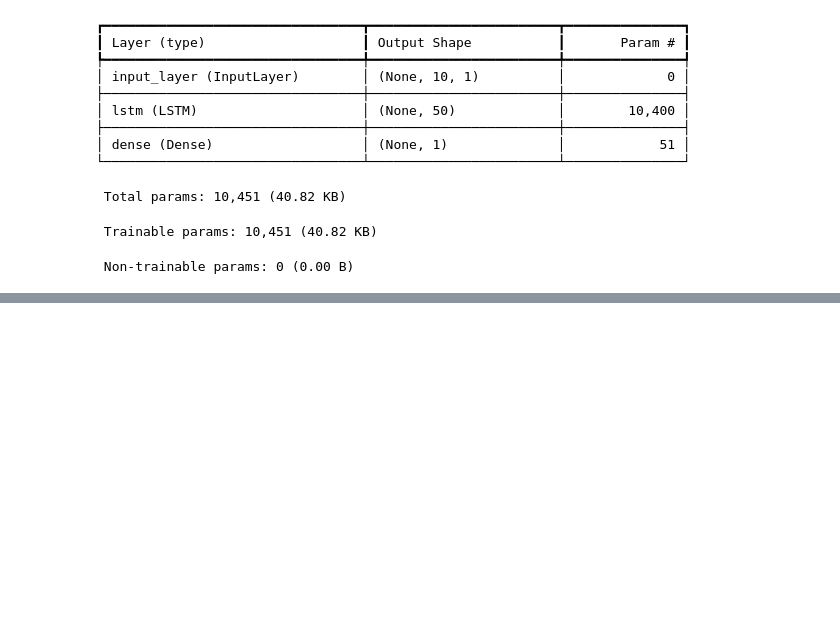
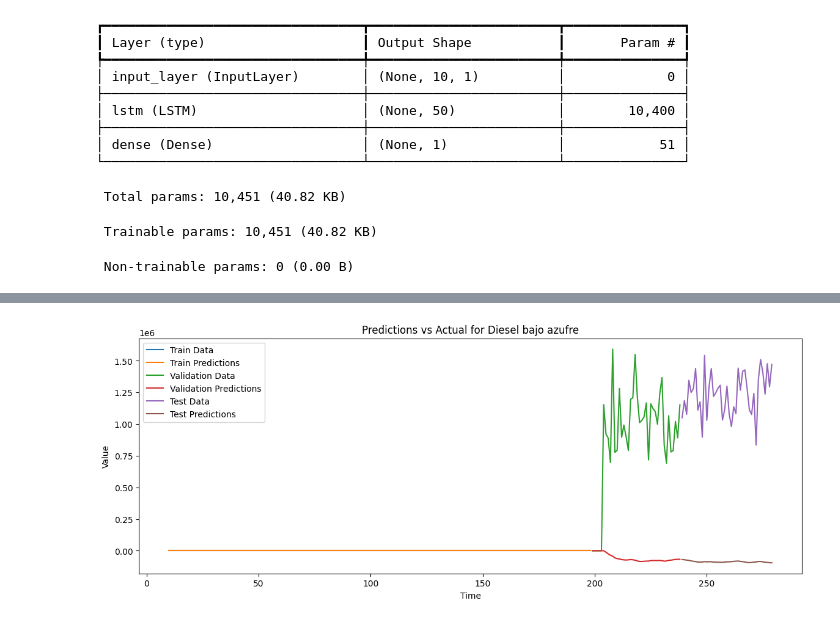
Before and after one commit to Gustixa/data_science, a Jupyter notebook: lab3/lab3.ipynb, the cells around one changed output, grey strips where cells are left out. Cells and saved outputs as stored; diff of their text form; code cells hidden in the pictures; blank space fills up the shorter version.

```diff
--- a/lab3/lab3.ipynb
+++ b/lab3/lab3.ipynb
@@ -664,0 +1034,12 @@ Epoch 18/150
+# %%
+# Build the LSTM model
+model = Sequential()
+model.add(LSTM(50, return_sequences=True, input_shape=(sequence_length, 1)))
+model.add(LSTM(50))
+model.add(Dense(1))
+
+model.compile(optimizer='adam', loss='mean_squared_error')
+
+# Train the model
+history = model.fit(X_train, y_train, epochs=50, batch_size=32,
+                    validation_data=(X_val, y_val), verbose=1)
@@ -664,0 +1074,38 @@ Epoch 18/150
+# %%
+# Make predictions
+predictions_train = model.predict(X_train)
+predictions_val = model.predict(X_val)
+predictions_test = model.predict(X_test)
+
+# Inverse transform the predictions
+predictions_train = scaler.inverse_transform(predictions_train)
+predictions_val = scaler.inverse_transform(predictions_val)
+predictions_test = scaler.inverse_transform(predictions_test)
+
+# Plot the results
+plt.figure(figsize=(14, 5))
+
+# Plot training data
+plt.plot(data[column].index[sequence_length:train_size + sequence_length],
+         data[column].values[sequence_length:train_size + sequence_length], label='Train Data')
+plt.plot(data[column].index[sequence_length:train_size + sequence_length],
+         predictions_train, label='Train Predictions')
+
+# Plot validation data
+plt.plot(data[column].index[train_size + sequence_length:train_size + sequence_length + val_size],
+         data[column].values[train_size + sequence_length:train_size + sequence_length + val_size], label='Validation Data')
+plt.plot(data[column].index[train_size + sequence_length:train_size + sequence_length + val_size],
+         predictions_val, label='Validation Predictions')
+
+# Plot test data
+plt.plot(data[column].index[train_size + sequence_length + val_size:],
+         data[column].values[train_size + sequence_length + val_size:], label='Test Data')
+plt.plot(data[column].index[train_size + sequence_length + val_size:],
+         predictions_test, label='Test Predictions')
+
+plt.title(f'Predictions vs Actual for {column}')
+plt.xlabel('Time')
+plt.ylabel('Value')
+plt.legend()
+plt.show()
+# %% [output]
@@ -664,0 +1115 @@ Epoch 18/150
+[figure, added]
```
Also changed, not shown: parts of 16 cells of this notebook.
